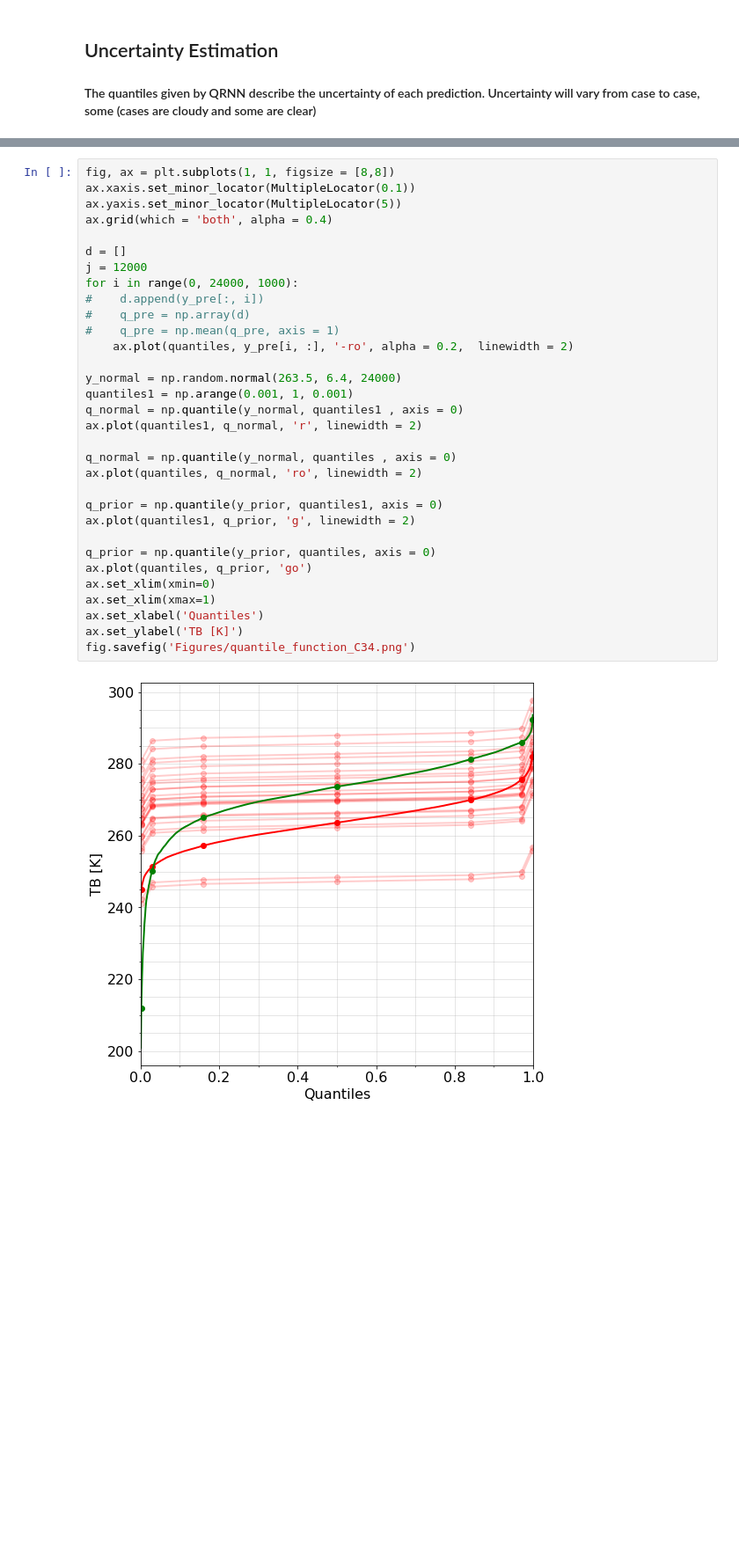
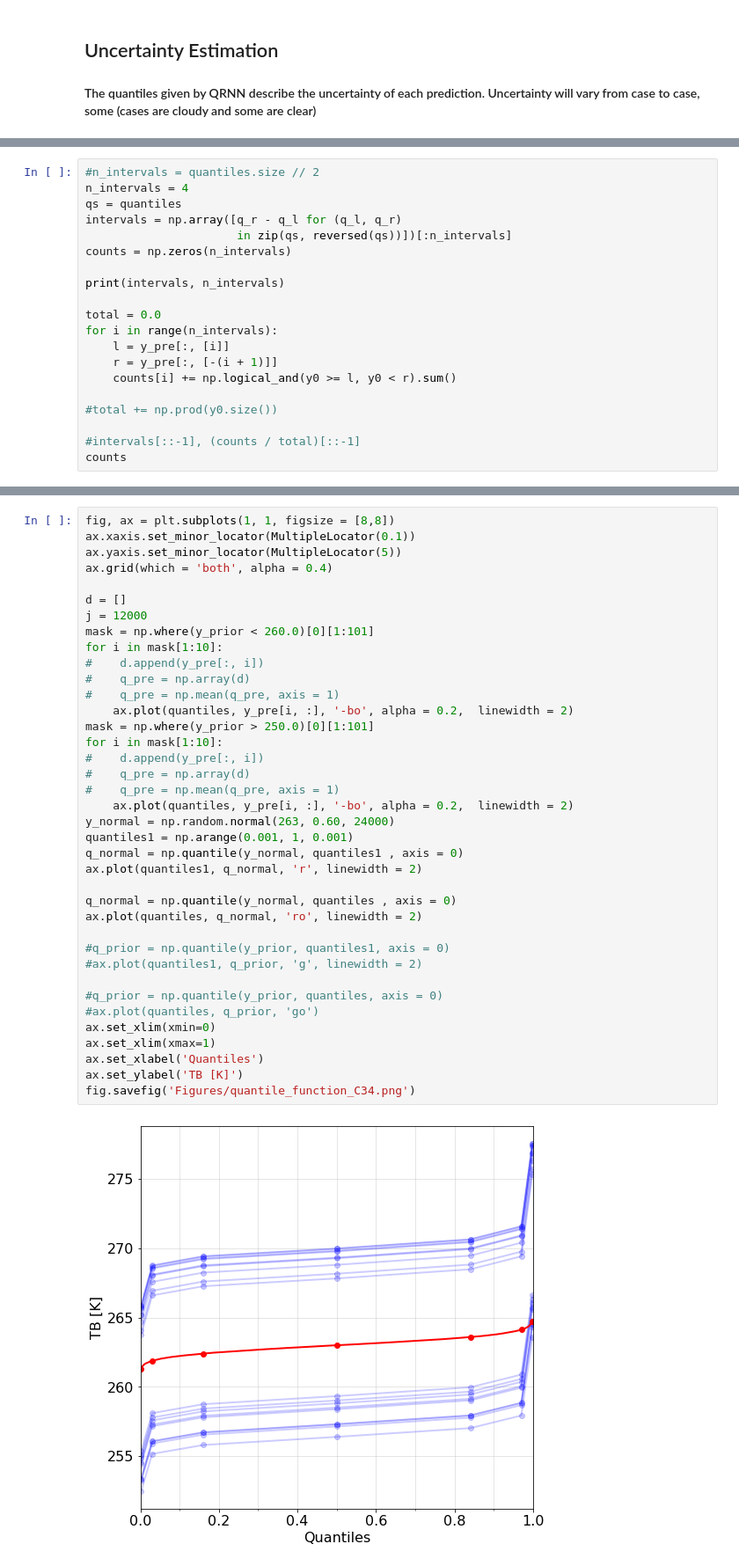
Before and after one commit to ikaur17/cloud_correction, a Jupyter notebook: Uncertainty_estimation.ipynb, the cells around one changed output, grey strips where cells are left out. Shown: that part at 88% size. Saved outputs shown, nothing was run; the diff lists cells and outputs as text; blank space fills up the shorter version.

```diff
--- a/Uncertainty_estimation.ipynb
+++ b/Uncertainty_estimation.ipynb
@@ -126,0 +122,20 @@ np.argmax(y_prior)
+# %%
+#n_intervals = quantiles.size // 2
+n_intervals = 4
+qs = quantiles
+intervals = np.array([q_r - q_l for (q_l, q_r)
+                      in zip(qs, reversed(qs))])[:n_intervals]
+counts = np.zeros(n_intervals)
+
+print(intervals, n_intervals)
+
+total = 0.0
+for i in range(n_intervals):
+    l = y_pre[:, [i]]
+    r = y_pre[:, [-(i + 1)]]
+    counts[i] += np.logical_and(y0 >= l, y0 < r).sum()
+
+#total += np.prod(y0.size())
+
+#intervals[::-1], (counts / total)[::-1]
+counts
@@ -127,34 +170,40 @@ np.argmax(y_prior)
 # %%
 fig, ax = plt.subplots(1, 1, figsize = [8,8])
 ax.xaxis.set_minor_locator(MultipleLocator(0.1))
 ax.yaxis.set_minor_locator(MultipleLocator(5))
 ax.grid(which = 'both', alpha = 0.4)
 
 d = []
 j = 12000
-for i in range(0, 24000, 1000):
+mask = np.where(y_prior < 260.0)[0][1:101]
+for i in mask[1:10]:
 #    d.append(y_pre[:, i])
 #    q_pre = np.array(d)
 #    q_pre = np.mean(q_pre, axis = 1)
-    ax.plot(quantiles, y_pre[i, :], '-ro', alpha = 0.2,  linewidth = 2)
-
-y_normal = np.random.normal(263.5, 6.4, 24000)
+    ax.plot(quantiles, y_pre[i, :], '-bo', alpha = 0.2,  linewidth = 2)
+mask = np.where(y_prior > 250.0)[0][1:101]
+for i in mask[1:10]:
+#    d.append(y_pre[:, i])
+#    q_pre = np.array(d)
+#    q_pre = np.mean(q_pre, axis = 1)
+    ax.plot(quantiles, y_pre[i, :], '-bo', alpha = 0.2,  linewidth = 2)
+y_normal = np.random.normal(263, 0.60, 24000)
 quantiles1 = np.arange(0.001, 1, 0.001)
 q_normal = np.quantile(y_normal, quantiles1 , axis = 0)
 ax.plot(quantiles1, q_normal, 'r', linewidth = 2)
 
 q_normal = np.quantile(y_normal, quantiles , axis = 0)
 ax.plot(quantiles, q_normal, 'ro', linewidth = 2)
 
-q_prior = np.quantile(y_prior, quantiles1, axis = 0)
-ax.plot(quantiles1, q_prior, 'g', linewidth = 2)
+#q_prior = np.quantile(y_prior, quantiles1, axis = 0)
+#ax.plot(quantiles1, q_prior, 'g', linewidth = 2)
 
-q_prior = np.quantile(y_prior, quantiles, axis = 0)
-ax.plot(quantiles, q_prior, 'go')
+#q_prior = np.quantile(y_prior, quantiles, axis = 0)
+#ax.plot(quantiles, q_prior, 'go')
 ax.set_xlim(xmin=0)
 ax.set_xlim(xmax=1)
 ax.set_xlabel('Quantiles')
 ax.set_ylabel('TB [K]')
 fig.savefig('Figures/quantile_function_C34.png')
 # %% [output]
-[figure, old version]
+[figure, new version]
```
Also changed, not shown: parts of 9 cells of this notebook, 6 other files.
